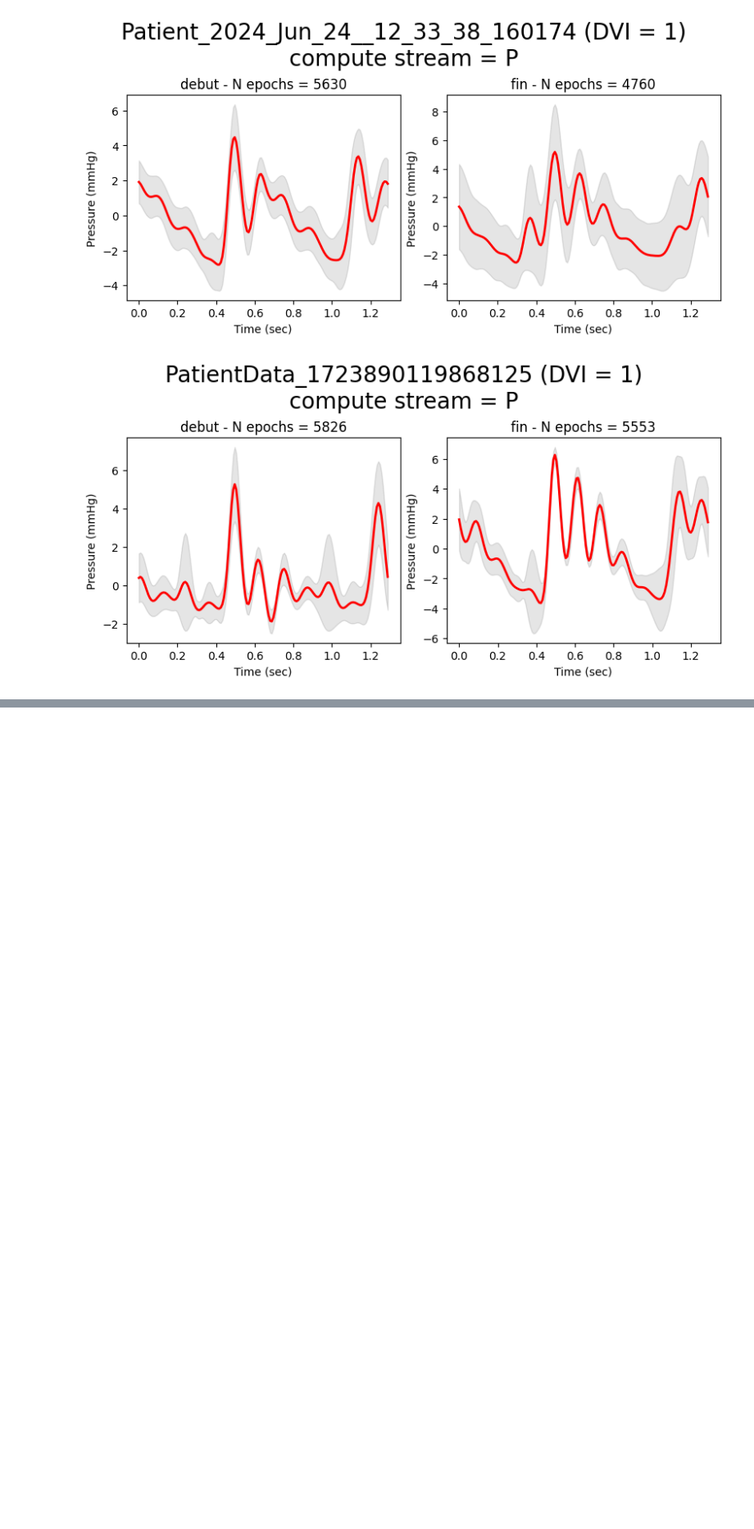
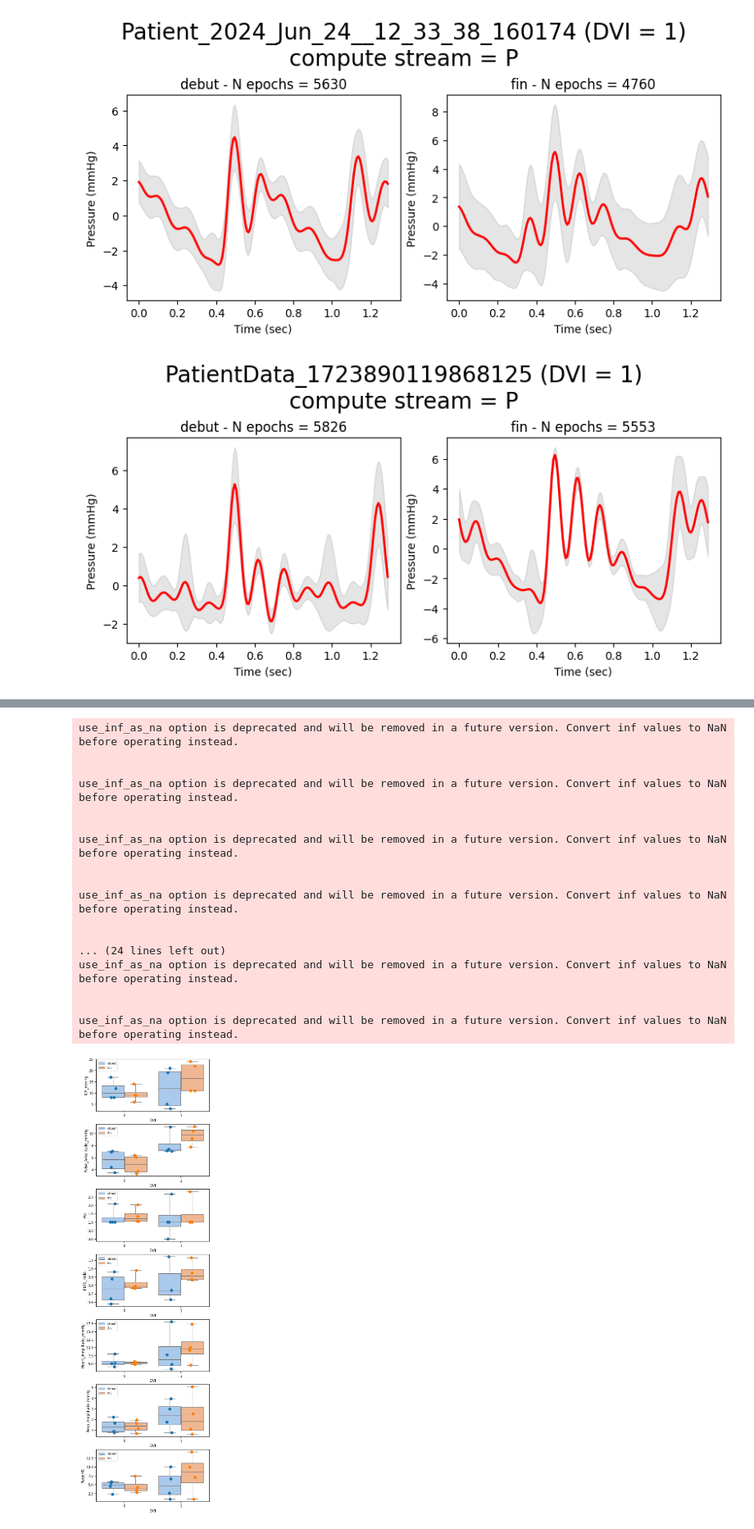
Before and after one commit to ValentinGhibaudo/Scripts_Projet_Clampage_DVE, a Jupyter notebook: valentin_sandbox.ipynb, the cells around one changed output, grey strips where cells are left out. Shown at 82% size. Drawn from its saved outputs; the diff is of its cells as text; code cells hidden in the pictures; blank space fills up the shorter version.

Commit message:
stats

```diff
--- a/valentin_sandbox.ipynb
+++ b/valentin_sandbox.ipynb
@@ -181,0 +192,79 @@ for sub in subs:
+# %%
+metrics = concat_metrics_job.get('global_key').to_dataframe()
+predictors = ['DVI','Période']
+outcomes = ['ICP_mmHg','Pulse_Amplitude_mmHg','PSI','P1P2_ratio','Heart_Amplitude_mmHg','Resp_Amplitude_mmHg','RatioHR']
+outcomes = outcomes
+
+sns.set_context('notebook')
+
+concat_aov = []
+
+nrows = len(outcomes)
+fig, axs = plt.subplots(nrows=nrows, figsize = (6, nrows * 3), constrained_layout = True)
+for r, outcome in enumerate(outcomes):
+    ax = axs[r]
+    keep_cols = ['Patient'] + predictors + [outcome]
+    metrics_stats = metrics[keep_cols].dropna()
+
+    aov = pg.mixed_anova(dv=outcome, between='DVI',within='Période', subject='Patient', data=metrics_stats)
+    aov['outcome'] = outcome
+
+    concat_aov.append(aov)
+
+    sns.boxplot(data = metrics_stats,
+                    x = 'DVI',
+                    y = outcome,
+                    hue = 'Période',
+                    ax=ax,
+                    palette = sns.color_palette("pastel"),
+                    whis=5
+                    # bw=0.3
+                    )
+    sns.stripplot(data = metrics_stats,
+                    x = 'DVI',
+                    y = outcome,
+                    hue = 'Période',
+                    ax=ax,
+                    dodge = True,
+                    size = 10,
+                    legend = False
+                    )
+    # sns.lineplot(data = metrics_stats,
+    #                 x = 'Période',
+    #                 y = outcome,
+    #                 hue = 'DVI',
+    #                 units = 'Patient',
+    #                 ax=ax,
+    #                 legend = False,
+    #                 estimator = None,
+    #                 lw = 0.5
+    #                 )
+    ax.legend(loc = 'upper left', fontsize = 10, ncols = 1)
+fig.savefig(base_folder / 'results' / 'figs_interaction.png' , dpi = 500, bbox_inches = 'tight')
+plt.show(fig)
+
+
+res = pd.concat(concat_aov)
+res['p-corr'] = pg.multicomp(res['p-unc'], method = 'holm')[1]
+res['signif-unc'] = res['p-unc'].apply(lambda x:0 if x > 0.05 else 1)
+res['signif-corr'] = res['p-corr'].apply(lambda x:0 if x > 0.05 else 1)
+res.to_excel(base_folder / 'results' / 'mixed_anovas.xlsx')
+# %% [output]
+use_inf_as_na option is deprecated and will be removed in a future version. Convert inf values to NaN before operating instead.
+
+
+use_inf_as_na option is deprecated and will be removed in a future version. Convert inf values to NaN before operating instead.
+
+
+use_inf_as_na option is deprecated and will be removed in a future version. Convert inf values to NaN before operating instead.
+
+
+use_inf_as_na option is deprecated and will be removed in a future version. Convert inf values to NaN before operating instead.
+
+
+... (24 lines left out)
+use_inf_as_na option is deprecated and will be removed in a future version. Convert inf values to NaN before operating instead.
+
+
+use_inf_as_na option is deprecated and will be removed in a future version. Convert inf values to NaN before operating instead.
+[figure, added]
```
Also changed, not shown: parts of 4 cells of this notebook.
